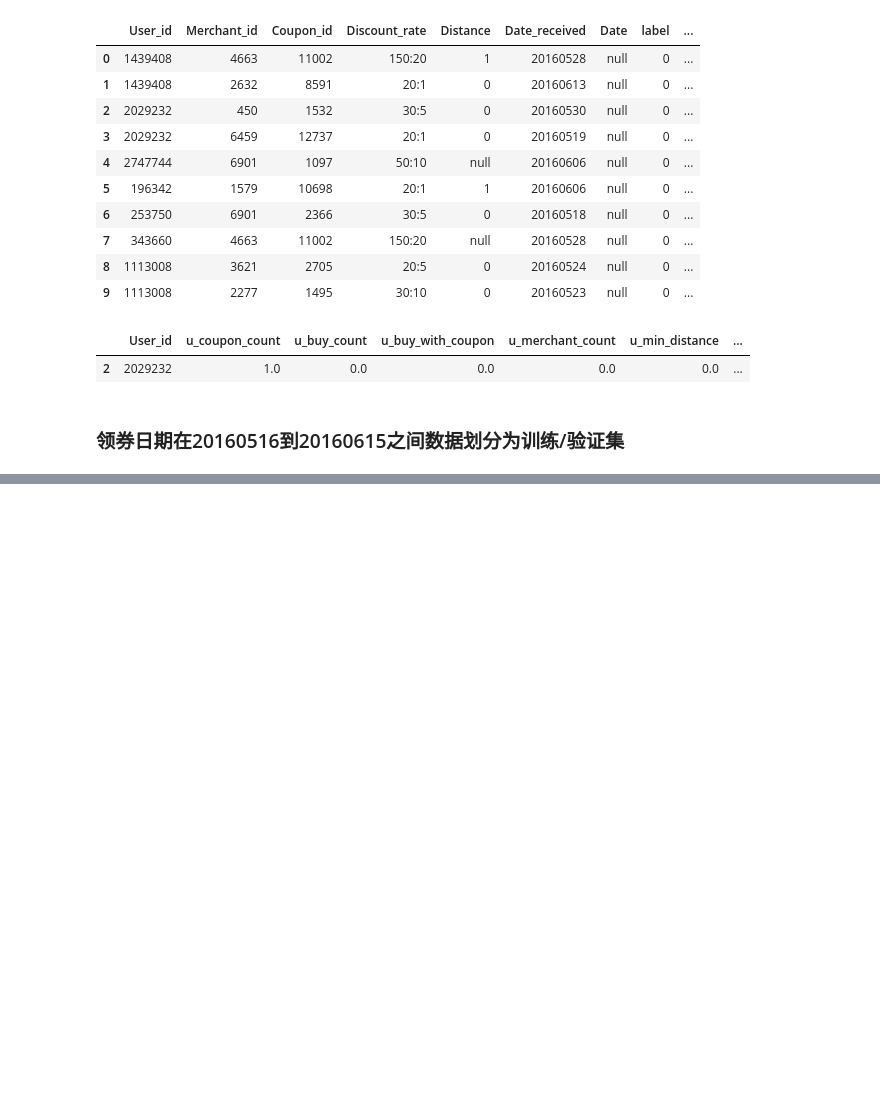
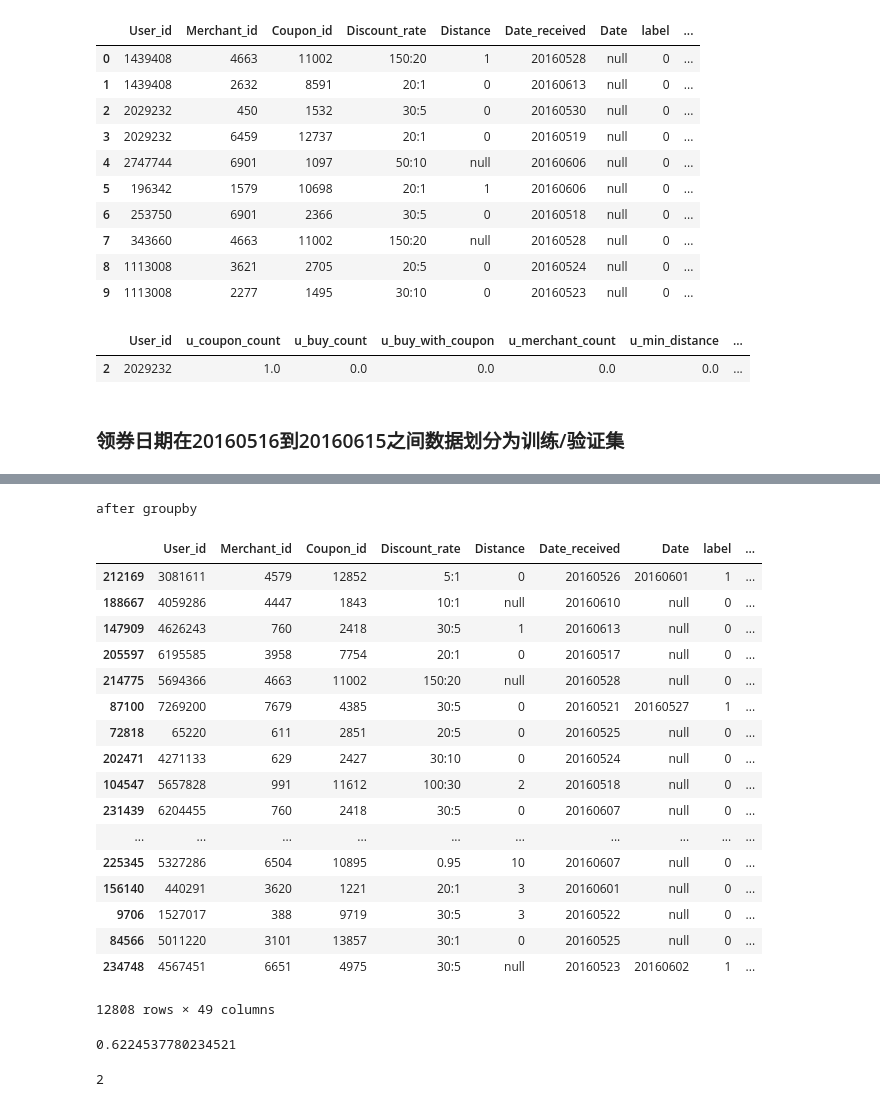
Before and after one commit to Gavin16/Albb-TC-Competition, a Jupyter notebook: projects/ipynb/mymodel.ipynb, the cells around one changed output, grey strips where cells are left out. Drawn from its saved outputs; the diff is of its cells as text; code cells hidden in the pictures; blank space fills up the shorter version.

```diff
--- a/projects/ipynb/mymodel.ipynb
+++ b/projects/ipynb/mymodel.ipynb
@@ -214,0 +308,40 @@ train,valid = train_test_split(data_tv,stratify=data_tv['label'],random_state=10
+# %%
+validgroup = valid_tmp.groupby(['Coupon_id'])
+print('after groupby')
+validgroup.head()
+# %% [output]
+after groupby
+|  | User_id | Merchant_id | Coupon_id | Discount_rate | Distance | Date_received | Date | label | ... |
+| 212169 | 3081611 | 4579 | 12852 | 5:1 | 0 | 20160526 | 20160601 | 1 | ... |
+| 188667 | 4059286 | 4447 | 1843 | 10:1 | null | 20160610 | null | 0 | ... |
+| 147909 | 4626243 | 760 | 2418 | 30:5 | 1 | 20160613 | null | 0 | ... |
+| 205597 | 6195585 | 3958 | 7754 | 20:1 | 0 | 20160517 | null | 0 | ... |
+| 214775 | 5694366 | 4663 | 11002 | 150:20 | null | 20160528 | null | 0 | ... |
+| 87100 | 7269200 | 7679 | 4385 | 30:5 | 0 | 20160521 | 20160527 | 1 | ... |
+| 72818 | 65220 | 611 | 2851 | 20:5 | 0 | 20160525 | null | 0 | ... |
+| 202471 | 4271133 | 629 | 2427 | 30:10 | 0 | 20160524 | null | 0 | ... |
+| 104547 | 5657828 | 991 | 11612 | 100:30 | 2 | 20160518 | null | 0 | ... |
+| 231439 | 6204455 | 760 | 2418 | 30:5 | 0 | 20160607 | null | 0 | ... |
+| ... | ... | ... | ... | ... | ... | ... | ... | ... | ... |
+| 225345 | 5327286 | 6504 | 10895 | 0.95 | 10 | 20160607 | null | 0 | ... |
+| 156140 | 440291 | 3620 | 1221 | 20:1 | 3 | 20160601 | null | 0 | ... |
+| 9706 | 1527017 | 388 | 9719 | 30:5 | 3 | 20160522 | null | 0 | ... |
+| 84566 | 5011220 | 3101 | 13857 | 30:1 | 0 | 20160525 | null | 0 | ... |
+| 234748 | 4567451 | 6651 | 4975 | 30:5 | null | 20160523 | 20160602 | 1 | ... |
+12808 rows × 49 columns
+# %%
+aucs = []
+for i in validgroup:
+    tmpdf = i[1]
+    # 同一个Coupon_id的优惠券有可能被多个用户领取，如果这些用户都消费了或者都没消费则认为参数对预测不起作用
+    if len(tmpdf['label'].unique()) != 2:
+        continue
+    fpr, tpr, thresholds = roc_curve(tmpdf['label'], tmpdf['pred_prob'], pos_label=1)
+    aucs.append(auc(fpr, tpr))
+print(np.average(aucs))
+# %% [output]
+0.6224537780234521
+# %%
+validgroup.get_group('10')['label'].unique().__len__()
+# %% [output]
+2
```
Also changed, not shown: parts of 8 cells of this notebook.
